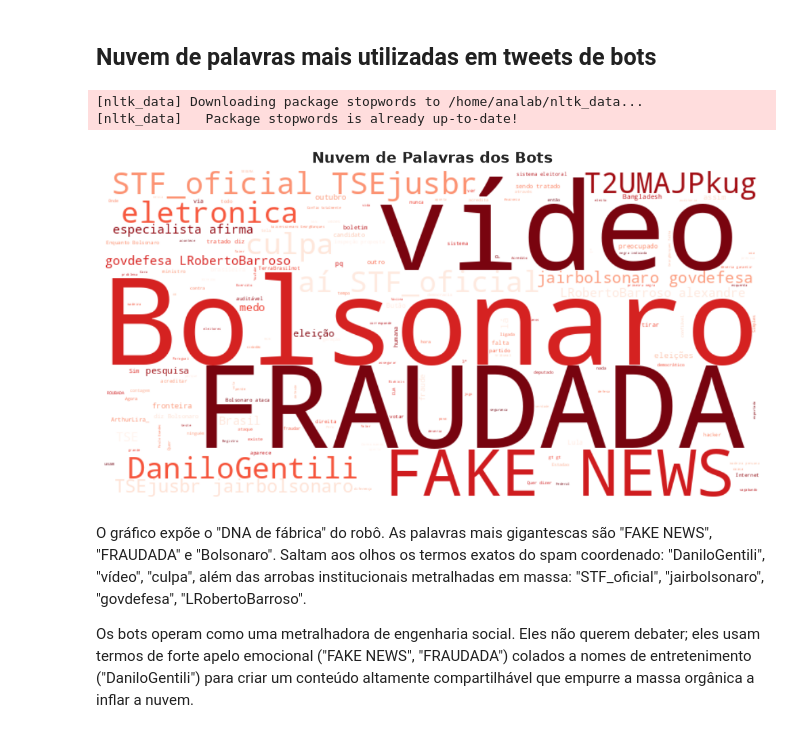
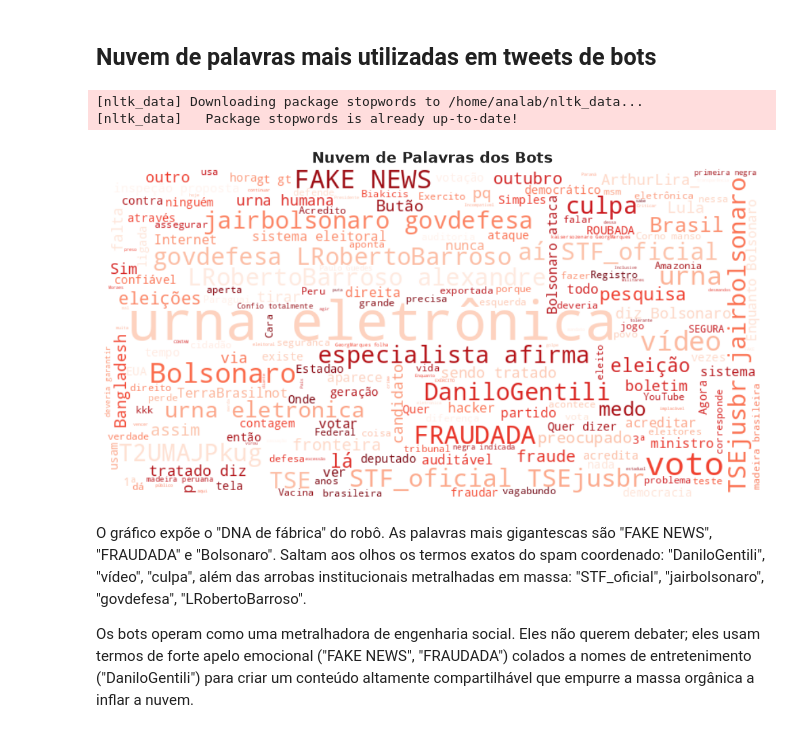
Before and after one commit to anacarolcortez/bots-espalham-fakenews-de-urna-eletronica, a Jupyter notebook: Bots e Urna Eletronica.ipynb, the cells around one changed output. Saved outputs shown, nothing was run; the diff lists cells and outputs as text; code cells hidden in the pictures.

Commit message:
ajuste visualizacao

```diff
--- a/Bots e Urna Eletronica.ipynb
+++ b/Bots e Urna Eletronica.ipynb
@@ -149,6 +149,8 @@ Isso revela a prática do "Astroturfing", a falsa impressão de apoio popular ma
 ## A pauta dos bots
 *Urnas não confiáveis, auditoria em papel e fraude foram tópicos difundidos*
 # %%
-print("--- Textos mais repetidos pelos Bots ---")
-print(df_bots["full_text"].value_counts().head(10))
+print("--- Textos mais repetidos ---")
+df_bots["text_clean"] = df_bots["full_text"].str.replace(r'@\w+', '', regex=True)
+df_bots["text_clean"] = df_bots["text_clean"].str.strip()
+print(df_bots["text_clean"].value_counts().head(10))
 # %% [output]
@@ -199,13 +201,6 @@ nltk.download("stopwords")
 stop_words = set(stopwords.words("portuguese"))
 stop_words.update(
     [
-        "urna",
-        "eletrônica",
-        "urnas",
-        "eletrônicas",
-        "voto",
-        "votos",
-        "votação",
         "https",
         "tá",
         "né",
@@ -219,34 +214,34 @@ stop_words.update(
         "por",
         "q",
         "t",
         "co",
         "vc",
         "pode"
     ]
 )
 
 texto_bots = " ".join(review for review in df_bots["full_text"].dropna())
 wc_bots = WordCloud(
     stopwords=stop_words,
     background_color="white",
     width=800,
     height=400,
     colormap="Reds_r",
 ).generate(texto_bots)
 
 plt.figure(figsize=(20, 10))
 
 plt.subplot(1, 2, 2)
 plt.imshow(wc_bots, interpolation="bilinear")
 plt.title("Nuvem de Palavras dos Bots", fontsize=16, fontweight="bold")
 plt.axis("off")
 
 plt.tight_layout()
 plt.show()
 # %% [output]
 [nltk_data] Downloading package stopwords to /home/analab/nltk_data...
 [nltk_data]   Package stopwords is already up-to-date!
-[figure, old version]
+[figure, new version]
 # %% [markdown]
 O gráfico expõe o "DNA de fábrica" do robô. As palavras mais gigantescas são "FAKE NEWS", "FRAUDADA" e "Bolsonaro".
 Saltam aos olhos os termos exatos do spam coordenado: "DaniloGentili", "vídeo", "culpa", além das arrobas institucionais metralhadas em massa: "STF_oficial", "jairbolsonaro", "govdefesa", "LRobertoBarroso".
```
Also changed, not shown: parts of 1 cell of this notebook, 3 other files.
